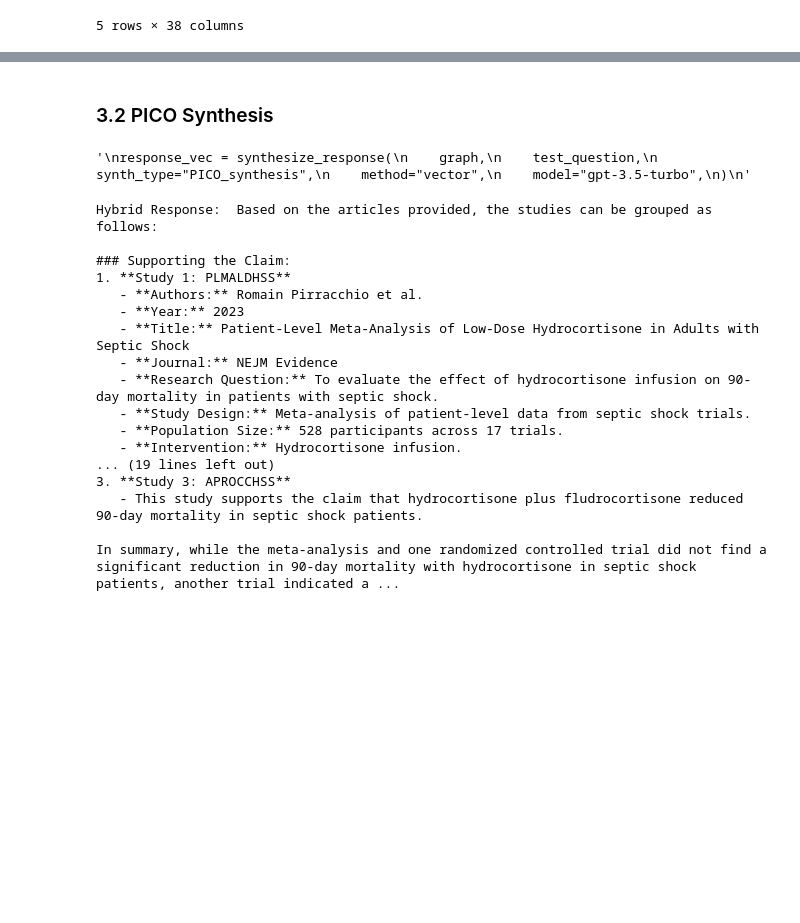
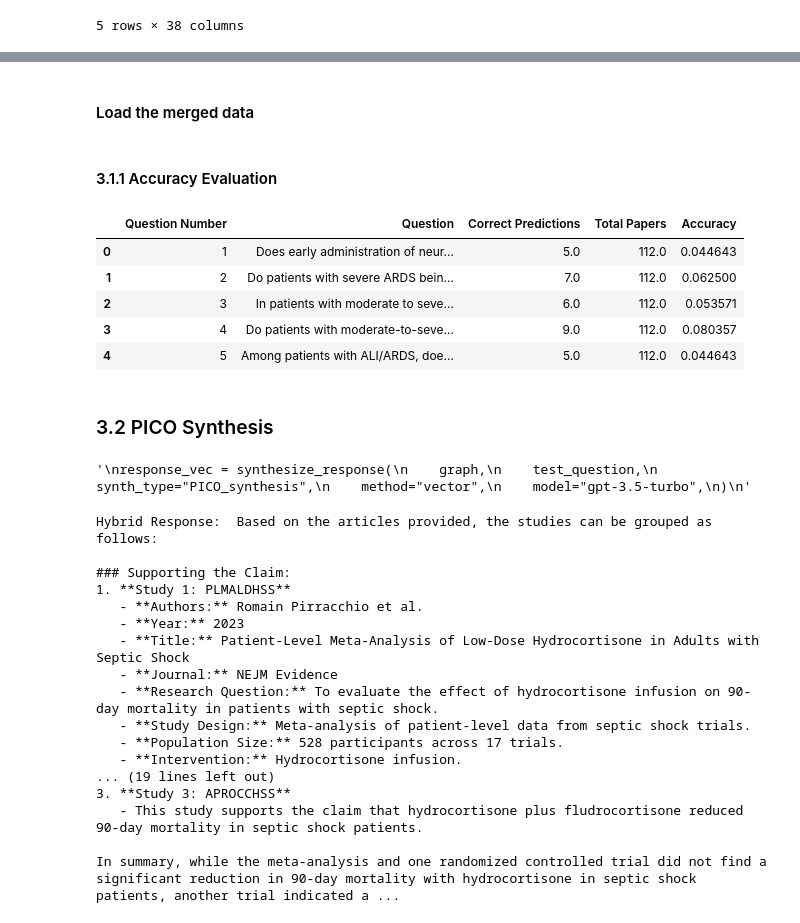
Before and after one commit to suim-park/GraphRAG_experiments, a Jupyter notebook: synthesis.ipynb, the cells around one changed output, grey strips where cells are left out. Saved outputs shown, nothing was run; the diff lists cells and outputs as text; code cells hidden in the pictures; blank space fills up the shorter version.

```diff
--- a/synthesis.ipynb
+++ b/synthesis.ipynb
@@ -327,17 +325,33 @@ merged_stance
-# %%
-# Example usage:
-# Assume 'merged_stance' is your DataFrame with columns:
-"Question Number", "Question", "Support_x", "Against_x", "Neutral_x",
-"Support_y", "Against_y", "Neutral_y"
-
-# Also assume you have retrieved your global paper list from Google Sheets like this:
-spreadsheet = connect2Googlesheet()
-paper_list = spreadsheet.get_worksheet(1).col_values(3)[1:]
-global_papers = set(paper_list)
-
-# Then compute the metrics per question:
-metrics_df = compute_metrics_per_question(merged_stance, global_papers)
-print(metrics_df)
+# %% [markdown]
+#### Load the merged data
+# %%
+df_merged = pd.read_csv("./outputs/merged_stance.csv")
+# %% [markdown]
+#### 3.1.1 Accuracy Evaluation
+# %%
+# Example: Retrieve total_vocab_set from a Google Spreadsheet
+total_vocab = spreadsheet.get_worksheet(1).col_values(3)[1:]  # Skip the header row
+total_vocab_set = set(
+    [s.strip() for s in total_vocab if s.strip() != ""]
+)  # Remove empty and whitespace-only entries
+# %%
+# Apply the accuracy computation function to each row
+df_accuracy = df_merged.apply(
+    lambda row: compute_accuracy_with_total_vocab(row, total_vocab_set), axis=1
+)
+# %%
+# Combine results with original question metadata
+df_result = pd.concat([df_merged[["Question Number", "Question"]], df_accuracy], axis=1)
+
+# Display the first few rows of the final result
+df_result.head()
+# %% [output]
+|  | Question Number | Question | Correct Predictions | Total Papers | Accuracy |
+| 0 | 1 | Does early administration of neur... | 5.0 | 112.0 | 0.044643 |
+| 1 | 2 | Do patients with severe ARDS bein... | 7.0 | 112.0 | 0.062500 |
+| 2 | 3 | In patients with moderate to seve... | 6.0 | 112.0 | 0.053571 |
+| 3 | 4 | Do patients with moderate-to-seve... | 9.0 | 112.0 | 0.080357 |
+| 4 | 5 | Among patients with ALI/ARDS, doe... | 5.0 | 112.0 | 0.044643 |
 # %% [markdown]
 ### 3.2 PICO Synthesis
 # %%
```
Also changed, not shown: parts of 10 cells of this notebook, 1 other file.
